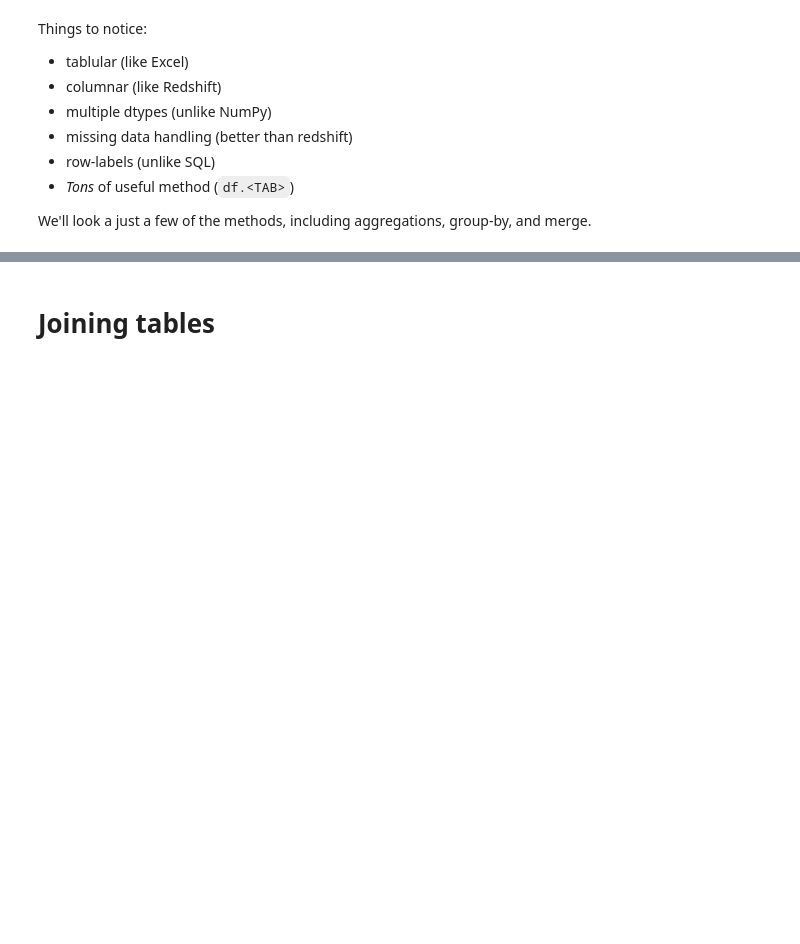
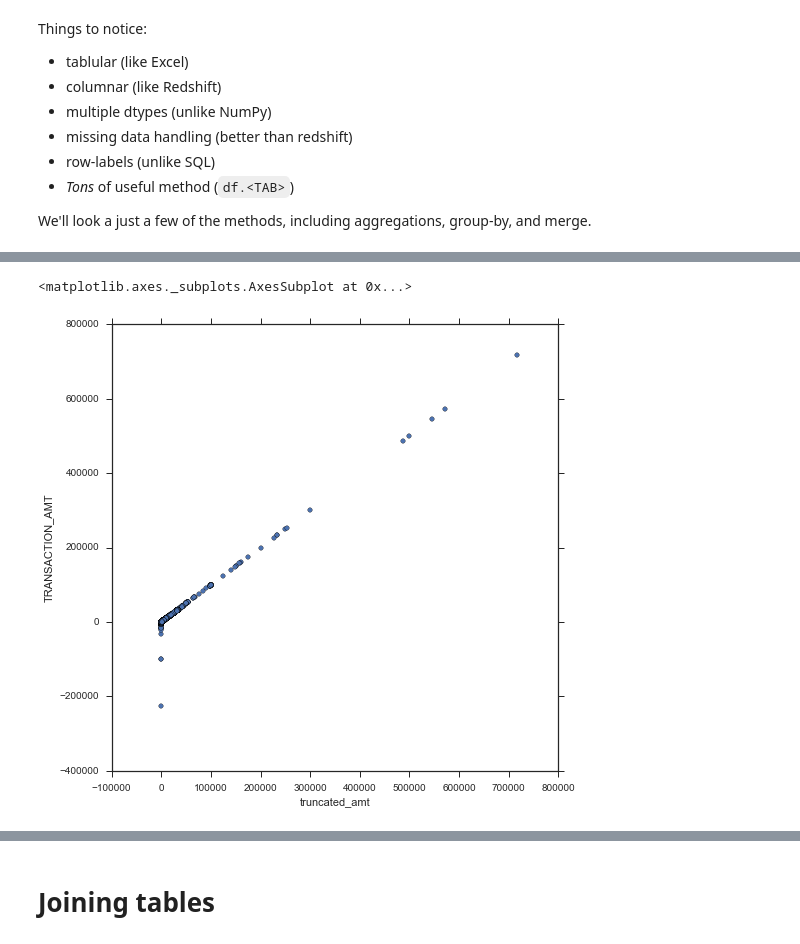
Before and after one commit to TomAugspurger/PyDataSeattle, a Jupyter notebook: notebooks/FEC.ipynb, the cells around one changed output, grey strips where cells are left out. Saved outputs shown, nothing was run; the diff lists cells and outputs as text; code cells hidden in the pictures; blank space fills up the shorter version.

```diff
--- a/notebooks/FEC.ipynb
+++ b/notebooks/FEC.ipynb
@@ -134,0 +315,2 @@ We'll look a just a few of the methods, including aggregations, group-by, and me
+# %%
+df.sort(['CMTE_ID', 'STATE', 'CITY', 'TRANSACTION_AMT'], ascending=[True, True, True, False]).head()
@@ -134,0 +340,2 @@ We'll look a just a few of the methods, including aggregations, group-by, and me
+# %%
+s = df.set_index(['CMTE_ID', 'OTHER_ID', 'TRAN_ID'])
@@ -134,0 +456,10 @@ We'll look a just a few of the methods, including aggregations, group-by, and me
+# %%
+def truncated_amt(x):
+    return (x.TRANSACTION_AMT > 0) * x.TRANSACTION_AMT
+# %%
+top_states = df.STATE.value_counts().index
+df.query('STATE in @top_states').assign(truncated_amt=truncated_amt).plot(kind='scatter', x='truncated_amt',
+                                                                          y='TRANSACTION_AMT', figsize=(8, 8))
+# %% [output]
+<matplotlib.axes._subplots.AxesSubplot at 0x...>
+[figure, added]
```
Also changed, not shown: parts of 58 cells of this notebook, 2 other files.
